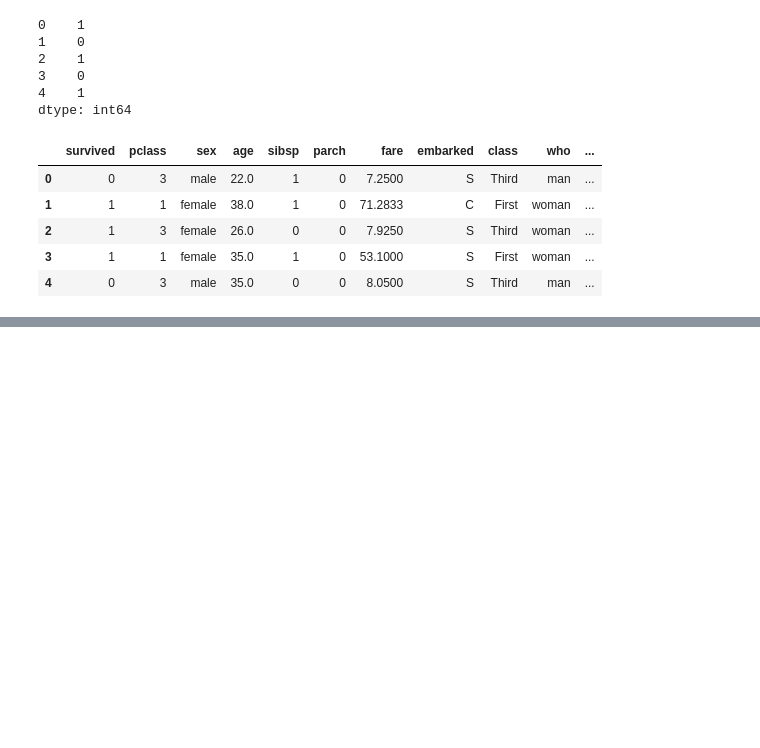
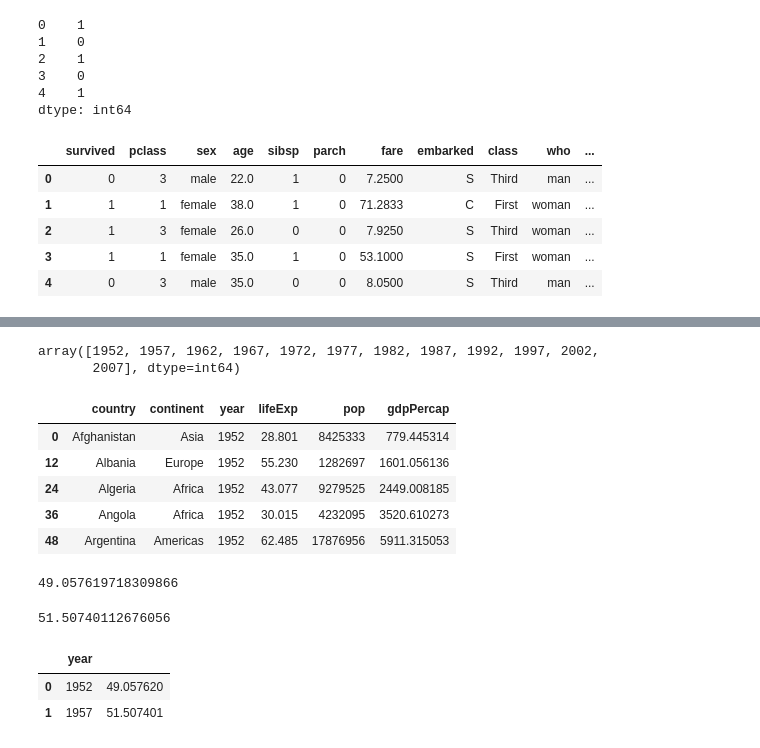
Before and after one commit to papasmf1/python221024, a Jupyter notebook: demo데이터형식변환.ipynb, the cells around one changed output, grey strips where cells are left out. Saved outputs shown, nothing was run; the diff lists cells and outputs as text; code cells hidden in the pictures; blank space fills up the shorter version.

```diff
--- a/demo데이터형식변환.ipynb
+++ b/demo데이터형식변환.ipynb
@@ -359,0 +389,39 @@ titanic.head()
+# %%
+years = df.year.unique()
+years
+# %% [output]
+array([1952, 1957, 1962, 1967, 1972, 1977, 1982, 1987, 1992, 1997, 2002,
+       2007], dtype=int64)
+# %%
+#분할, 적용, 합치는 작업
+y1952 = df.loc[df.year == 1952, :]
+y1952.head()
+# %% [output]
+|  | country | continent | year | lifeExp | pop | gdpPercap |
+| 0 | Afghanistan | Asia | 1952 | 28.801 | 8425333 | 779.445314 |
+| 12 | Albania | Europe | 1952 | 55.230 | 1282697 | 1601.056136 |
+| 24 | Algeria | Africa | 1952 | 43.077 | 9279525 | 2449.008185 |
+| 36 | Angola | Africa | 1952 | 30.015 | 4232095 | 3520.610273 |
+| 48 | Argentina | Americas | 1952 | 62.485 | 17876956 | 5911.315053 |
+# %%
+y1952_mean = y1952.lifeExp.mean()
+y1952_mean
+# %% [output]
+49.057619718309866
+# %%
+y1957 = df.loc[df.year == 1957, :]
+y1957_mean = y1957.lifeExp.mean()
+y1957_mean
+# %% [output]
+51.50740112676056
+# %%
+#합치는 작업(조각)
+df2 = pd.DataFrame( {'year':[1952, 1957],
+                     '':[y1952_mean, y1957_mean]
+})
+
+df2
+# %% [output]
+|  | year |  |
+| 0 | 1952 | 49.057620 |
+| 1 | 1957 | 51.507401 |
```
Also changed, not shown: parts of 7 cells of this notebook.
